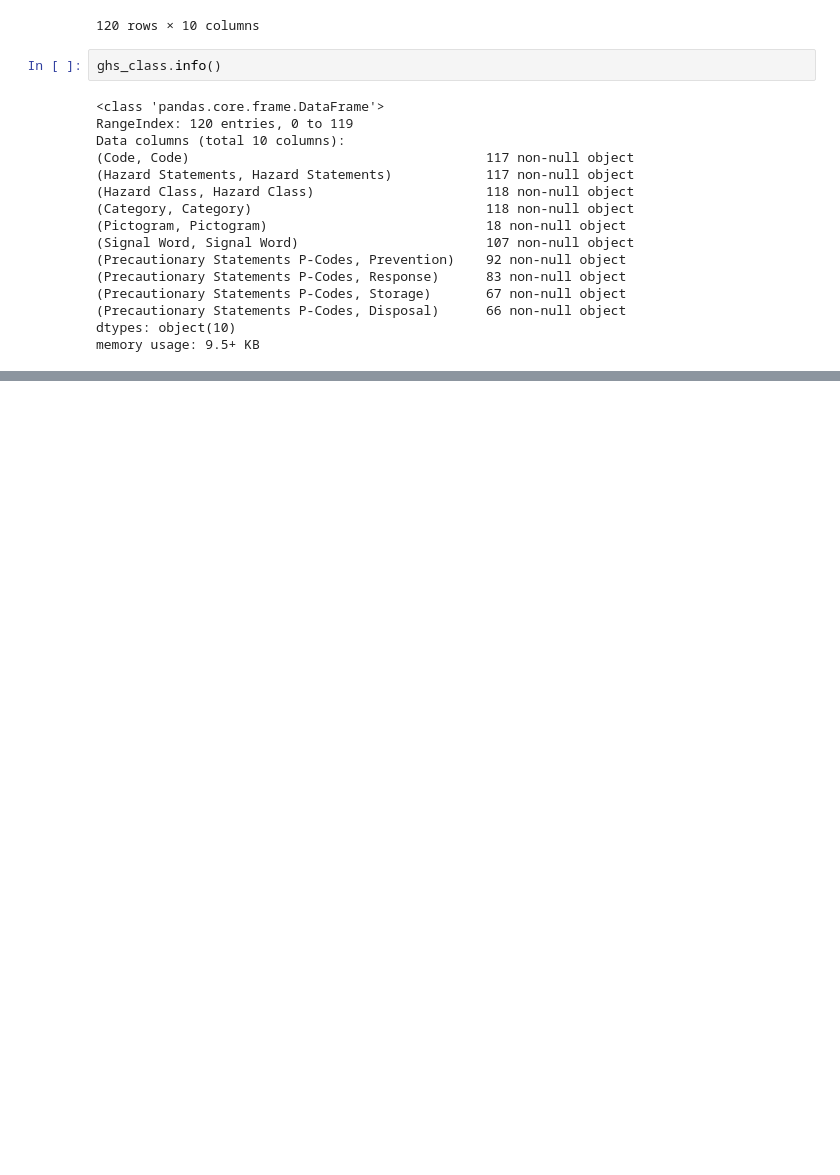
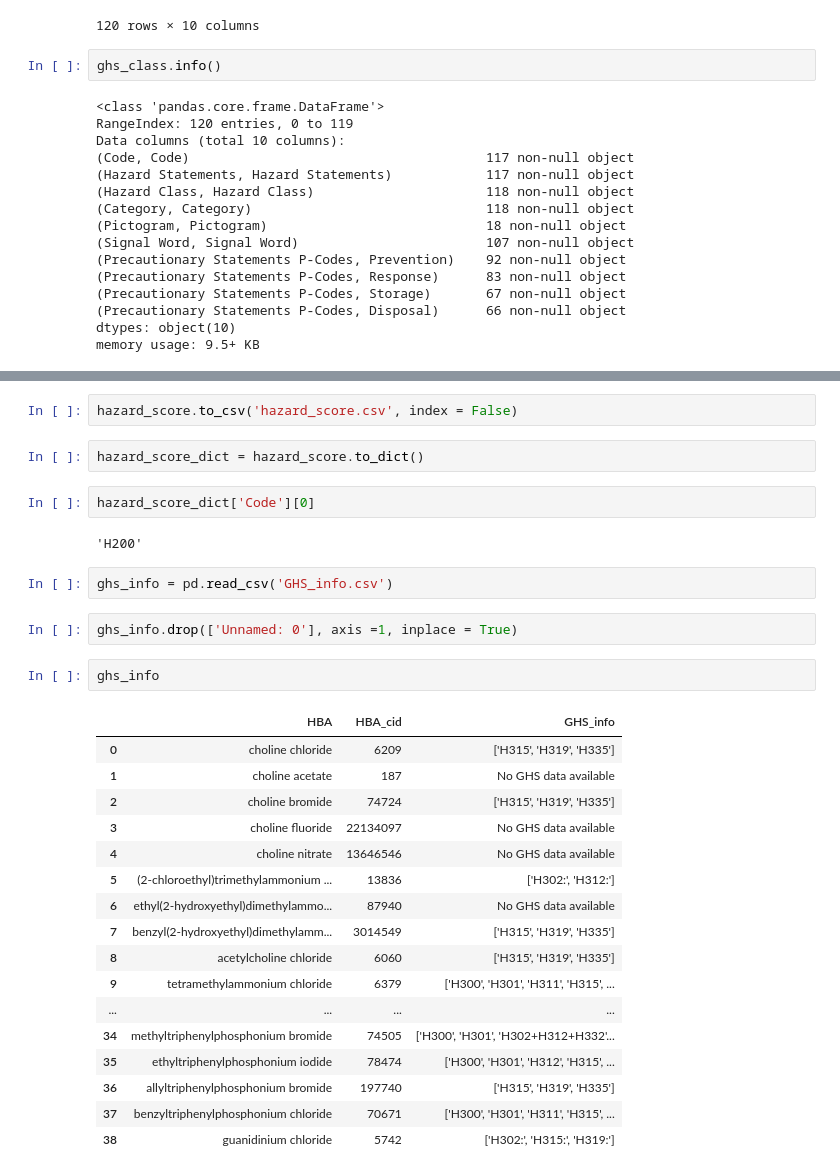
Before and after one commit to jrodguez/des-basis-set, a Jupyter notebook: scripts/safety/ghs-ranking.ipynb, the cells around one changed output, grey strips where cells are left out. Saved outputs shown, nothing was run; the diff lists cells and outputs as text; blank space fills up the shorter version.

```diff
--- a/scripts/safety/ghs-ranking.ipynb
+++ b/scripts/safety/ghs-ranking.ipynb
@@ -48,0 +146,32 @@ memory usage: 9.5+ KB
+# %%
+hazard_score.to_csv('hazard_score.csv', index = False)
+# %%
+hazard_score_dict = hazard_score.to_dict()
+# %%
+hazard_score_dict['Code'][0]
+# %% [output]
+'H200'
+# %%
+ghs_info = pd.read_csv('GHS_info.csv')
+# %%
+ghs_info.drop(['Unnamed: 0'], axis =1, inplace = True)
+# %%
+ghs_info
+# %% [output]
+|  | HBA | HBA_cid | GHS_info |
+| 0 | choline chloride | 6209 | ['H315', 'H319', 'H335'] |
+| 1 | choline acetate | 187 | No GHS data available |
+| 2 | choline bromide | 74724 | ['H315', 'H319', 'H335'] |
+| 3 | choline fluoride | 22134097 | No GHS data available |
+| 4 | choline nitrate | 13646546 | No GHS data available |
+| 5 | (2-chloroethyl)trimethylammonium ... | 13836 | ['H302:', 'H312:'] |
+| 6 | ethyl(2-hydroxyethyl)dimethylammo... | 87940 | No GHS data available |
+| 7 | benzyl(2-hydroxyethyl)dimethylamm... | 3014549 | ['H315', 'H319', 'H335'] |
+| 8 | acetylcholine chloride | 6060 | ['H315', 'H319', 'H335'] |
+| 9 | tetramethylammonium chloride | 6379 | ['H300', 'H301', 'H311', 'H315', ... |
+| ... | ... | ... | ... |
+| 34 | methyltriphenylphosphonium bromide | 74505 | ['H300', 'H301', 'H302+H312+H332'... |
+| 35 | ethyltriphenylphosphonium iodide | 78474 | ['H300', 'H301', 'H312', 'H315', ... |
+| 36 | allyltriphenylphosphonium bromide | 197740 | ['H315', 'H319', 'H335'] |
+| 37 | benzyltriphenylphosphonium chloride | 70671 | ['H300', 'H301', 'H311', 'H315', ... |
+| 38 | guanidinium chloride | 5742 | ['H302:', 'H315:', 'H319:'] |
```
Also changed, not shown: parts of 11 cells of this notebook, 7 other files.
